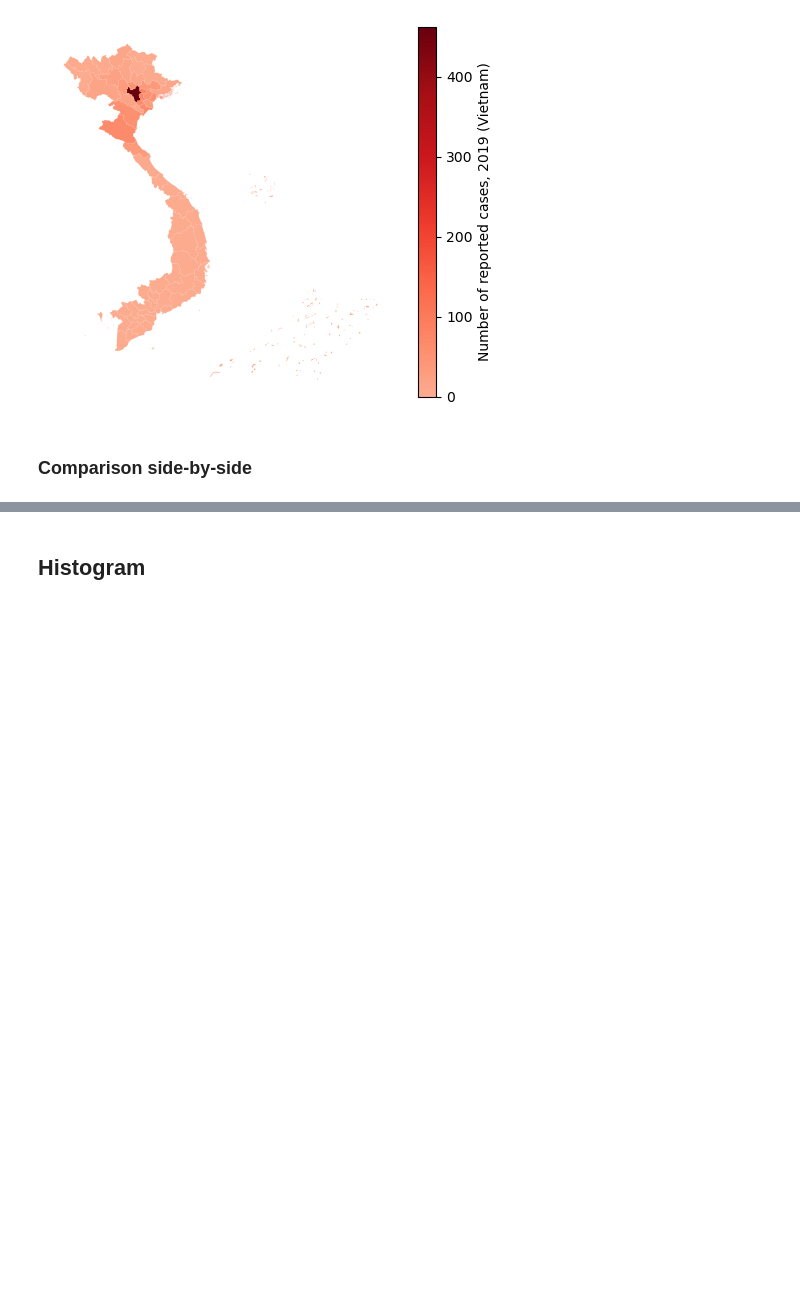
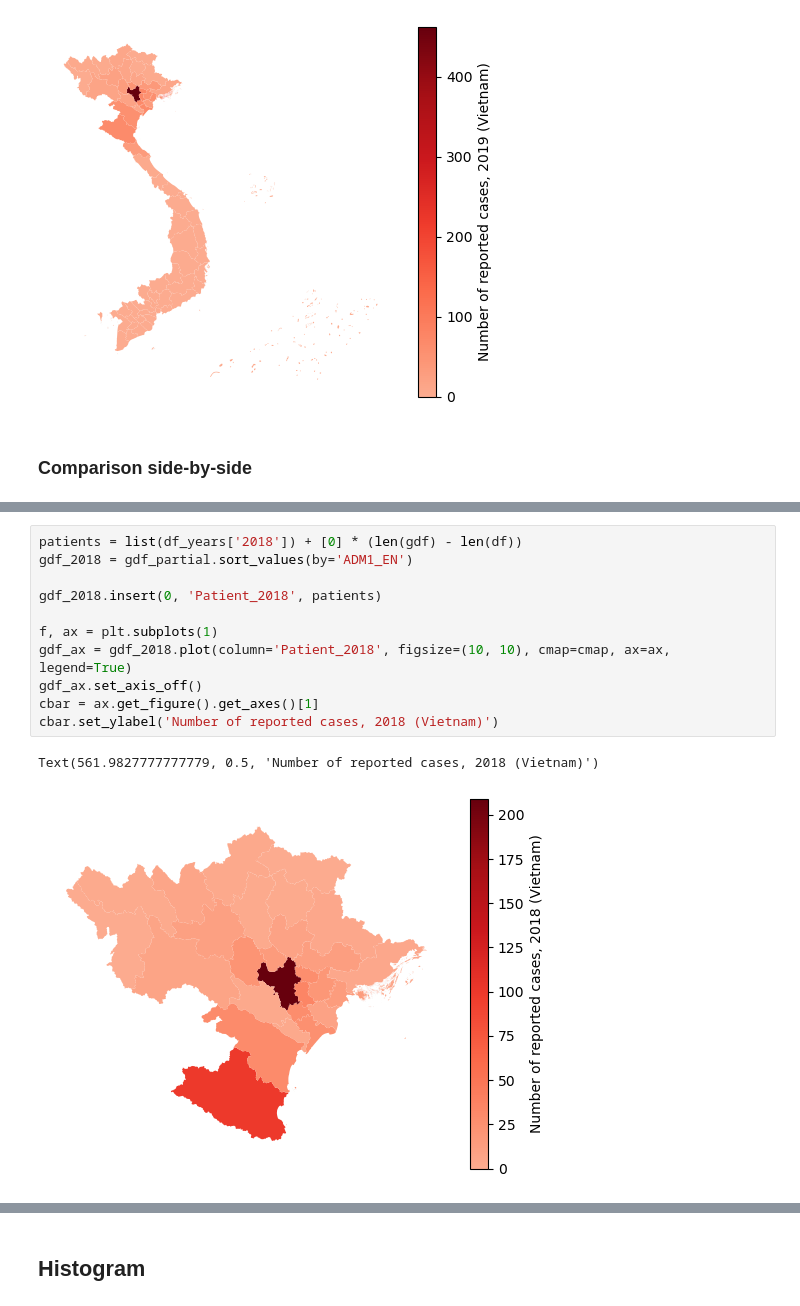
Before and after one commit to hung3a8/nhp-measles-analyse, a Jupyter notebook: Notebooks/Analyze/graph_and_map.ipynb, the cells around one changed output, grey strips where cells are left out. Cells and saved outputs as stored; diff of their text form; blank space fills up the shorter version.

```diff
--- a/Notebooks/Analyze/graph_and_map.ipynb
+++ b/Notebooks/Analyze/graph_and_map.ipynb
@@ -148,0 +220,14 @@ Text(561.9827777777779, 0.5, 'Number of reported cases, 2019 (Vietnam)')
+# %%
+patients = list(df_years['2018']) + [0] * (len(gdf) - len(df))
+gdf_2018 = gdf_partial.sort_values(by='ADM1_EN')
+
+gdf_2018.insert(0, 'Patient_2018', patients)
+
+f, ax = plt.subplots(1)
+gdf_ax = gdf_2018.plot(column='Patient_2018', figsize=(10, 10), cmap=cmap, ax=ax, legend=True)
+gdf_ax.set_axis_off()
+cbar = ax.get_figure().get_axes()[1]
+cbar.set_ylabel('Number of reported cases, 2018 (Vietnam)')
+# %% [output]
+Text(561.9827777777779, 0.5, 'Number of reported cases, 2018 (Vietnam)')
+[figure, added]
```
Also changed, not shown: parts of 11 cells of this notebook.
